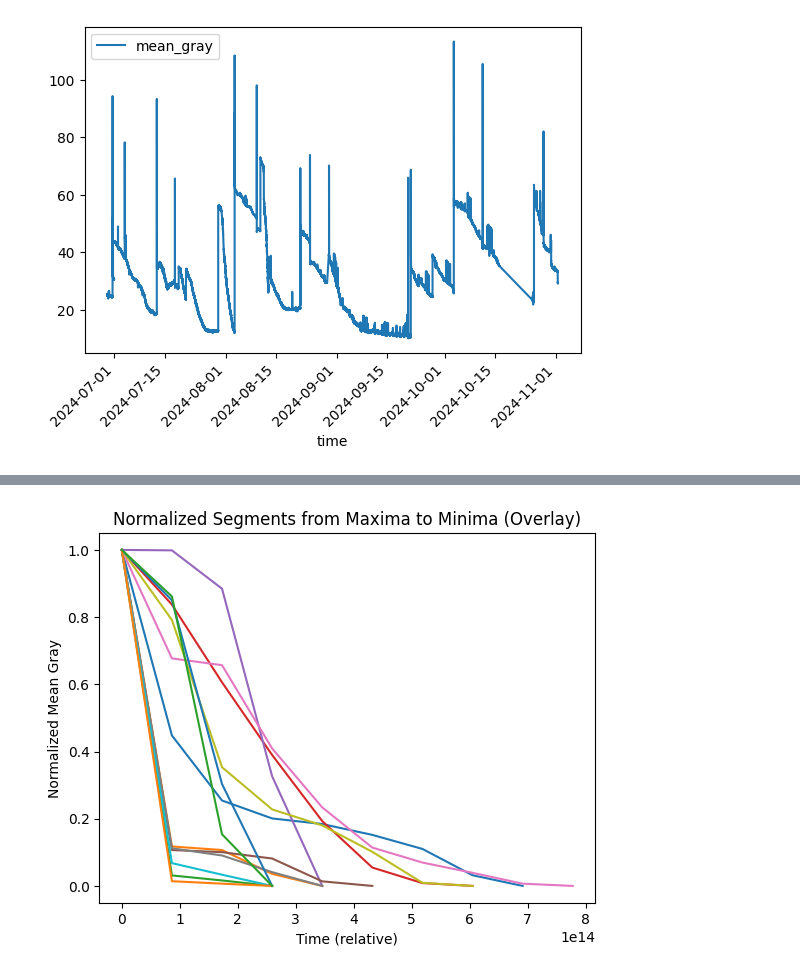
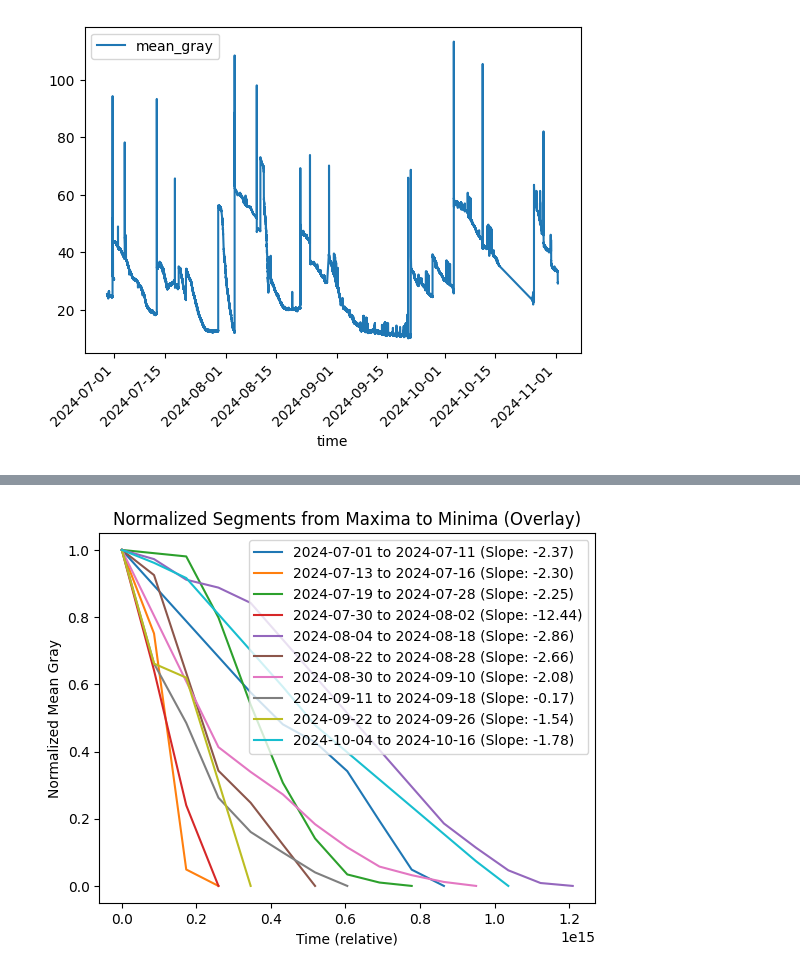
Before and after one commit to wiggle-bin/wiggle-notes, a Jupyter notebook: worms_actvitiy/DataActivityCorrelation.ipynb, the cells around one changed output, grey strips where cells are left out. Cells and saved outputs as stored; diff of their text form; code cells hidden in the pictures.

```diff
--- a/worms_actvitiy/DataActivityCorrelation.ipynb
+++ b/worms_actvitiy/DataActivityCorrelation.ipynb
@@ -50,0 +115,5 @@ plt.show()
+# %%
+# Add a column for the week of the year
+df_by_day['week_of_year'] = df_by_day.index.isocalendar().week
+
+df_by_day.head()
@@ -50,0 +130,8 @@ plt.show()
+# %%
+# Calculate the slope between consecutive days
+df_by_day.loc[:, 'slope'] = df_by_day['mean_gray'].diff() / df_by_day.index.to_series().diff().dt.days
+
+# Drop the first row as it will have NaN slope
+df_by_day = df_by_day.dropna(subset=['slope'])
+
+df_by_day
@@ -50,0 +163,3 @@ plt.show()
+# %%
+df_cleaned = df_by_day[df_by_day['mean_gray_diff_normalized'] < 0.1]
+df_cleaned
@@ -60,14 +189,16 @@ df_grouped[['mean_gray']].plot(kind='line')
 # %%
+# Plot the maxima and minima
+
 # Plot the aggregated data
 fig, ax = plt.subplots()
-df_grouped[['mean_gray']].plot(kind='line', ax=ax)
+df_cleaned[['mean_gray']].plot(kind='line', ax=ax)
 
 # Find all local maxima and minima
-local_maxima = df_grouped[(df_grouped['mean_gray'].shift(1) < df_grouped['mean_gray']) &
-                          (df_grouped['mean_gray'].shift(-1) < df_grouped['mean_gray'])]
+local_maxima = df_cleaned[(df_cleaned['mean_gray'].shift(1) < df_cleaned['mean_gray']) &
+                          (df_cleaned['mean_gray'].shift(-1) < df_cleaned['mean_gray'])]
 
-local_minima = df_grouped[(df_grouped['mean_gray'].shift(1) > df_grouped['mean_gray']) &
-                          (df_grouped['mean_gray'].shift(-1) > df_grouped['mean_gray'])]
+local_minima = df_cleaned[(df_cleaned['mean_gray'].shift(1) > df_cleaned['mean_gray']) &
+                          (df_cleaned['mean_gray'].shift(-1) > df_cleaned['mean_gray'])]
 
 # Plot all local maxima and minima
 ax.plot(local_maxima.index, local_maxima['mean_gray'], 'ro', label='Local Maxima')
@@ -154,31 +267,39 @@ plt.show()
 # %%
 # Plot each line from maxima to minima over each other using index as x-axis
 fig, ax = plt.subplots()
 
 # Iterate through the filtered_combined DataFrame
 for i in range(1, len(filtered_combined)):
     start = filtered_combined.index[i-1]
     end = filtered_combined.index[i]
 
     # Extract the segment between the current maxima and minima
-    segment = df_grouped.loc[start:end, 'mean_gray']
+    segment = df_cleaned.loc[start:end, 'mean_gray']
 
     # Normalize the segment
     normalized_segment = (segment - segment.min()) / (segment.max() - segment.min())
 
     # Only plot segments that start at 1 for Y axis
     if normalized_segment.iloc[0] == 1:
+        # Calculate the slope
+        delta_y = segment.iloc[-1] - segment.iloc[0]
+        delta_x = (end - start).days
+        slope = delta_y / delta_x if delta_x != 0 else float('inf')
+
         # Plot the normalized segment using the index as x-axis
-        ax.plot(normalized_segment.index - normalized_segment.index[0], normalized_segment.values)
+        ax.plot(normalized_segment.index - normalized_segment.index[0], normalized_segment.values, label=f'{start.date()} to {end.date()} (Slope: {slope:.2f})')
 
 # Add labels and title
 ax.set_xlabel('Time (relative)')
 ax.set_ylabel('Normalized Mean Gray')
 ax.set_title('Normalized Segments from Maxima to Minima (Overlay)')
 
+# Add legend
+ax.legend()
+
 plt.show()
 # %% [output]
-[figure, old version]
+[figure, new version]
 # %%
 # Plot each line from maxima to minima over each other using index as x-axis
 fig, ax = plt.subplots()
```
Also changed, not shown: parts of 28 cells of this notebook.
